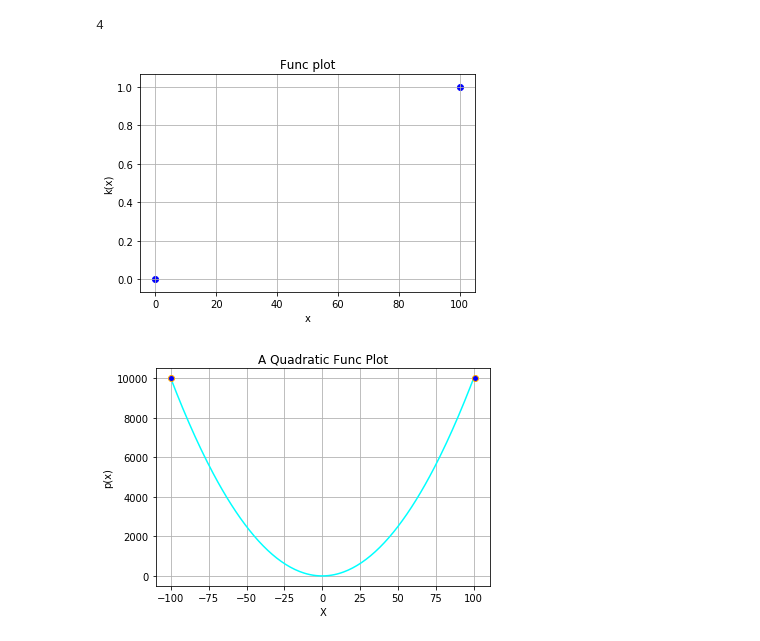
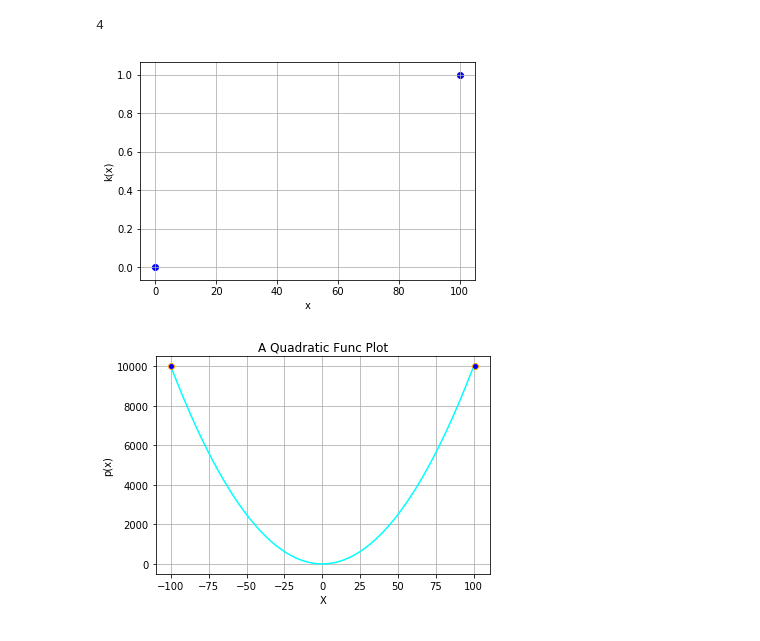
Before and after one commit to ousodaniel/ipynbs, a Jupyter notebook: Practise-EMfML.ipynb, the cells around one changed output. Drawn from its saved outputs; the diff is of its cells as text; code cells hidden in the pictures.

```diff
--- a/Practise-EMfML.ipynb
+++ b/Practise-EMfML.ipynb
@@ -50,34 +50,33 @@ u(3)
 # %%
 %matplotlib inline
 
 def k(x):
     if x == 0:
         return 0
     elif x ==100:
         return 1
 
 #Plot the function
 from matplotlib import pyplot as plt
 
 #Create an array of x
 x = range(-100,101)
 
 #Compute y fro the x array
 y = [k(a) for a in x ]
 
 # Set the plot envirnment
 plt.xlabel('x' )
 plt.ylabel('k(x)')
 plt.grid()
-plt.title("Func plot")
 
 # Actual plot
 
 plt.scatter(x,y, color = 'blue')
 
 plt.show()
 # %% [output]
-[figure, old version]
+[figure, new version]
 # %%
 %matplotlib inline
 
```
Also changed, not shown: parts of 7 cells of this notebook, 29 other files.
